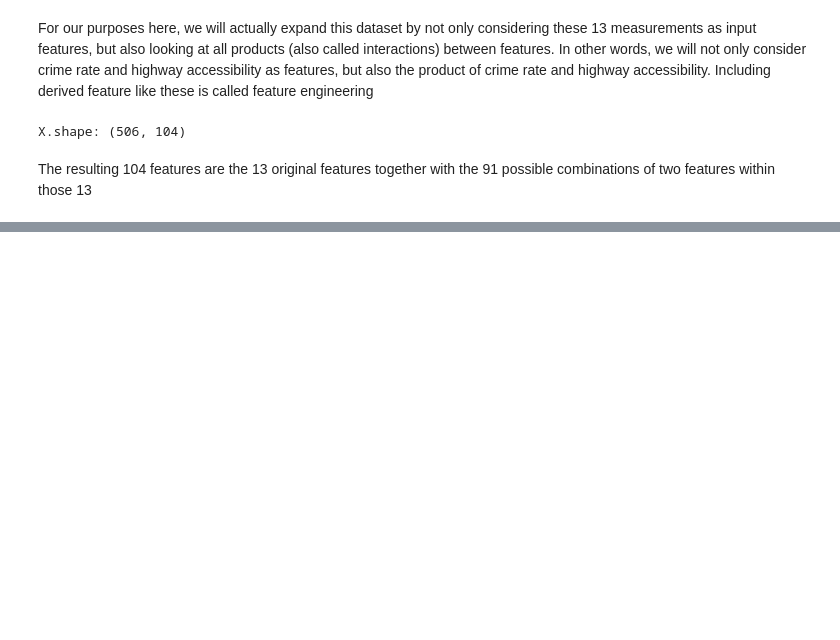
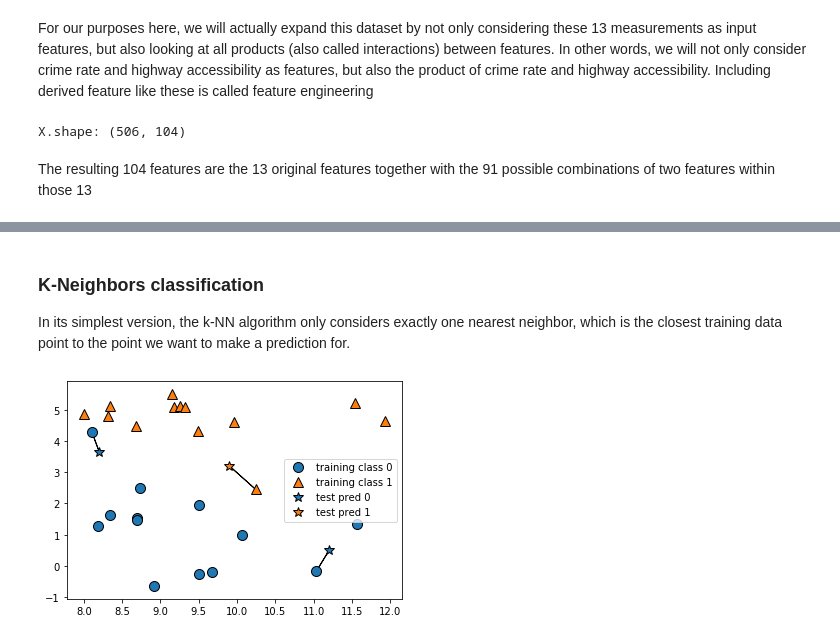
Before and after one commit to AyaElghannam/Books, a Jupyter notebook: Introduction to Machine Learning with Python - A Guide for Data Scientists 2017/Introduction to Machine Learning with Python CH2.ipynb, the cells around one changed output, grey strips where cells are left out. Drawn from its saved outputs; the diff is of its cells as text; code cells hidden in the pictures; blank space fills up the shorter version.

```diff
--- a/Introduction to Machine Learning with Python - A Guide for Data Scientists 2017/Introduction to Machine Learning with Python CH2.ipynb
+++ b/Introduction to Machine Learning with Python - A Guide for Data Scientists 2017/Introduction to Machine Learning with Python CH2.ipynb
@@ -126,0 +157,8 @@ The resulting 104 features are the 13 original features together with the 91 pos
+# %% [markdown]
+### K-Neighbors classification
+In its simplest version, the k-NN algorithm only considers exactly one nearest neighbor, which is the closest training data point to the point we want to make a prediction for.
+# %%
+# Using one nearest neighbor
+mglearn.plots.plot_knn_classification(n_neighbors=1)
+# %% [output]
+[figure, added]
```
Also changed, not shown: parts of 32 cells of this notebook, 1 other file.
